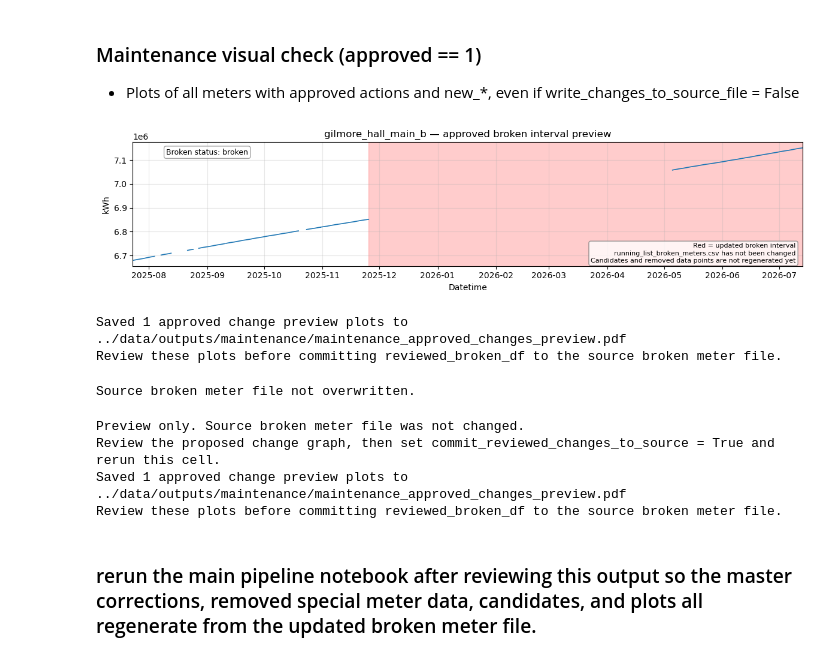
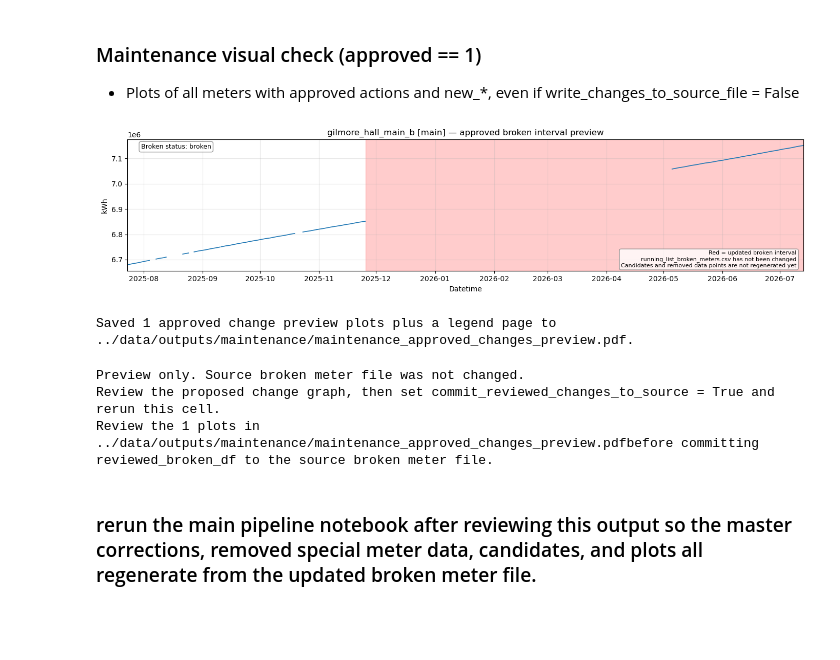
Before and after one commit to uhm-campus-energy/harvest_kwh_prep, a Jupyter notebook: notebooks/meter_maintenance.ipynb, the cells around one changed output. Saved outputs shown, nothing was run; the diff lists cells and outputs as text; code cells hidden in the pictures; blank space fills up the shorter version.

```diff
--- a/notebooks/meter_maintenance.ipynb
+++ b/notebooks/meter_maintenance.ipynb
@@ -74,6 +73,7 @@ var_file = input_dir + "harvest_kwh_15min_" + "250723-260713.csv" #"250723-25101
 # Main pipeline source/review files
 meter_issues_candidates_file = input_dir + "special_meter_candidates.csv"
 broken_meters_file = input_dir + "running_list_broken_meters.csv"
+meter_info_file = input_dir + "meter_info.csv"
 
 # Main pipeline generated files
 meter_corrections_file = output_dir + "special_meters_corrections_master_sheet.csv"
@@ -620,7 +826,6 @@ reviewed_broken_df["updated_data"] = pd.to_datetime(reviewed_broken_df["updated_
 applied_change_log = []
 
 # gets the current time and rounds down to the nearest second
-# TODO: pos rem
 now_ts = pd.Timestamp.now().floor("s")
 
 for _, log_row in approved_update_rows.iterrows():
@@ -628,7 +833,7 @@ for _, log_row in approved_update_rows.iterrows():
     meter_name = dc._normalize_text(log_row["meter_name"])
 
     if meter_name == "":
-        raise ValueError("Approved update-log row is missing meter_name.")
+        raise ValueError("Approved update log row is missing meter_name.")
 
     if action in {"update", "remove"}:
         matches = _match_existing_rows(reviewed_broken_df, log_row)
@@ -802,10 +1007,10 @@ Reviewed broken meter copy saved to ../data/outputs/maintenance/running_list_bro
 ### Maintenance visual check (approved == 1)
 - Plots of all meters with approved actions and new_*, even if write_changes_to_source_file = False
 # %%
-# Post maintenance visual check
-# Shows raw readings with the newly reviewed brokenmeter intervals
-# Candidate and removed data overlays are intentionally omitted because
-# they have not yet been regenerated by the main pipeline
+# Post-maintenance visual check
+# Shows raw readings with the newly reviewed broken-meter intervals.
+# Candidate and removed-data overlays are intentionally omitted because
+# they have not yet been regenerated by the main pipeline.
 
 proposed_update_plot_file = (
     maintenance_dir
@@ -813,7 +1018,10 @@ proposed_update_plot_file = (
 )
 
 if applied_change_log_df.empty:
-    print("No approved maintenance changes were applied, so no post update plots were created.")
+    print(
+        "No approved maintenance changes were applied, "
+        "so no post update plots were created."
+    )
 
 else:
     changed_meters = sorted(
@@ -826,26 +1034,44 @@ else:
         .tolist()
     )
 
-    # Preserve the expected column structure, but remove all stale rows
+    # Preserve expected structures while removing stale pipeline rows.
     empty_candidate_df = candidate_df.iloc[0:0].copy()
     empty_removed_df = removed_df.iloc[0:0].copy()
 
     saved_count = 0
 
     with PdfPages(proposed_update_plot_file) as pdf:
+        dc._add_pdf_legend_page(
+            pdf=pdf,
+            title="Approved Maintenance Changes Preview",
+            handles=get_maintenance_plot_legend_handles(
+                include_candidates=False,
+                include_removed=False,
+            ),
+            description=(
+                "These plots preview approved broken meter interval changes "
+                "before the source running list is overwritten."
+            ),
+            notes=[
+                "Every plot title identifies the meter as [main] or [submeter].",
+                "Red shading shows the proposed post action broken interval.",
+                "Candidate and removed data overlays are intentionally omitted.",
+            ],
+        )
+
         for meter_name in changed_meters:
             fig = plot_meter_maintenance_review(
                 meter_name=meter_name,
                 data=data,
 
-                # Important: use the post action dataframe,
-                # not broken_source_df loaded at the start
+                # Use the post action dataframe, not the source loaded at start.
                 broken_source_df=reviewed_broken_df,
 
-                # Do not display stale pipeline outputs
+                # Do not display stale pipeline outputs.
                 candidate_df=empty_candidate_df,
                 removed_df=empty_removed_df,
 
+                meter_type_map=meter_type_by_meter,
                 zoom_start=zoom_start,
                 zoom_end=zoom_end,
             )
@@ -854,57 +1080,44 @@ else:
                 continue
 
             ax = fig.axes[0]
+            current_title = ax.get_title()
             ax.set_title(
-                f"{meter_name} — approved broken interval preview"
+                f"{current_title} — approved broken interval preview"
             )
 
             ax.text(
                 0.99,
                 0.02,
                 (
                     "Red = updated broken interval\n"
                     "running_list_broken_meters.csv has not been changed\n"
                     "Candidates and removed data points are not regenerated yet"
                 ),
                 transform=ax.transAxes,
                 ha="right",
                 va="bottom",
                 fontsize=8,
                 bbox=dict(
                     boxstyle="round,pad=0.3",
                     facecolor="white",
                     edgecolor="gray",
                     alpha=0.8,
                 ),
             )
 
             pdf.savefig(fig, bbox_inches="tight")
             plt.show()
             plt.close(fig)
             saved_count += 1
 
     if saved_count:
         print(
-            f"Saved {saved_count} approved change preview plots to "
-            f"{proposed_update_plot_file} for review."
+            f"Saved {saved_count} approved change preview plots plus a legend "
+            f"page to {proposed_update_plot_file}."
         )
 # %% [output]
-[figure, old version]
+[figure, new version]
-Saved 1 approved change preview plots to ../data/outputs/maintenance/maintenance_approved_changes_preview.pdf
-Review these plots before committing reviewed_broken_df to the source broken meter file.
+Saved 1 approved change preview plots plus a legend page to ../data/outputs/maintenance/maintenance_approved_changes_preview.pdf.
-# %%
-# TODO: delete?
-if write_changes_to_source_file:
-    reviewed_broken_df.to_csv(
-        broken_meters_file,
-        index=False,
-        date_format="%Y-%m-%d %H:%M:%S",
-    )
-    print(f"Source broken meter file overwritten: {broken_meters_file}")
-else:
-    print("Source broken meter file not overwritten.")
-# %% [output]
-Source broken meter file not overwritten.
 # %%
 # COMMIT REVIEWED CHANGES TO THE SOURCE FILE
 #
@@ -942,7 +1155,7 @@ else:
         f"{broken_meters_file}"
     )
     print(
-        "Now rerun 1.kwh_end_points_TEST so corrections, removed data, "
+        "Now rerun 1.kwh_end_points so corrections, removed data, "
         "candidates, and final plots regenerate."
     )
 
@@ -954,8 +1167,7 @@ if saved_count:
 # %% [output]
 Preview only. Source broken meter file was not changed.
 Review the proposed change graph, then set commit_reviewed_changes_to_source = True and rerun this cell.
-Saved 1 approved change preview plots to ../data/outputs/maintenance/maintenance_approved_changes_preview.pdf
-Review these plots before committing reviewed_broken_df to the source broken meter file.
+Review the 1 plots in ../data/outputs/maintenance/maintenance_approved_changes_preview.pdfbefore committing reviewed_broken_df to the source broken meter file.
 # %% [markdown]
 ### rerun the main pipeline notebook after reviewing this output so the master corrections, removed special meter data, candidates, and plots all regenerate from the updated broken meter file.
 # %%
```
Also changed, not shown: parts of 8 cells of this notebook.
